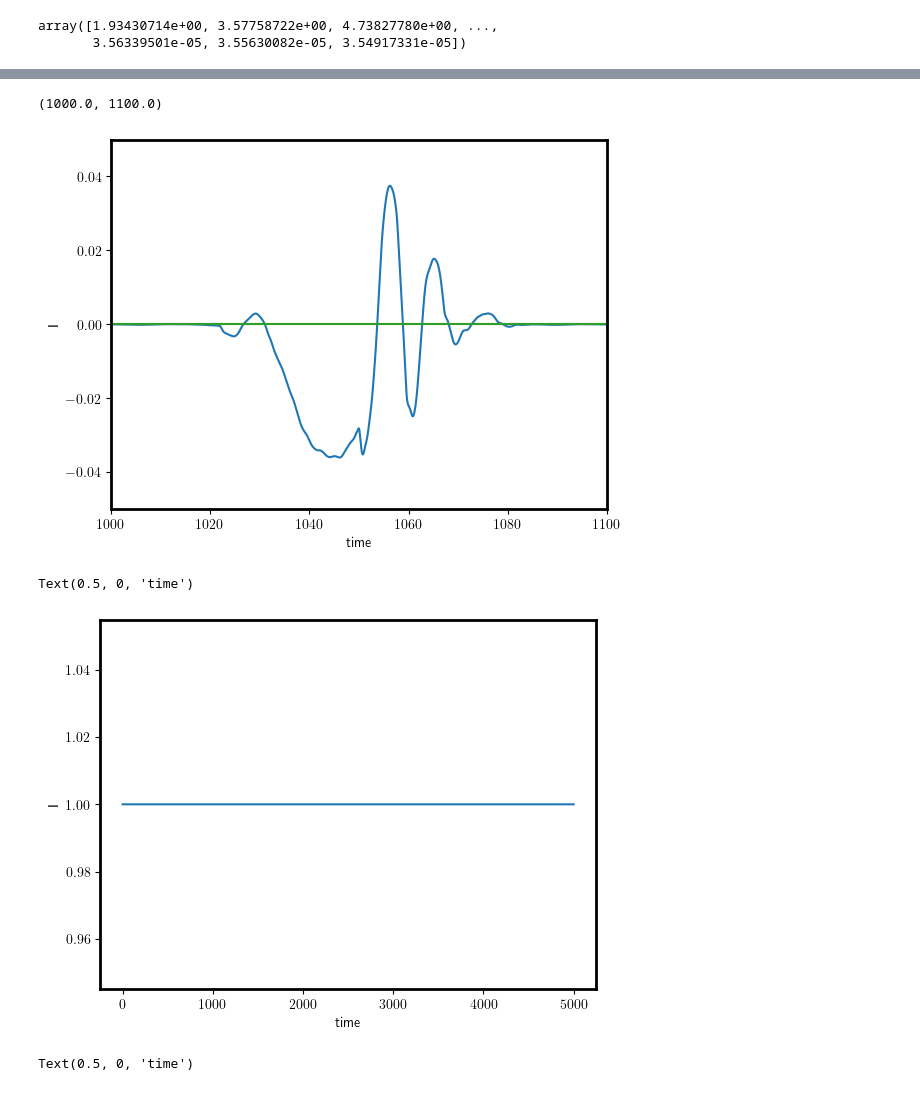
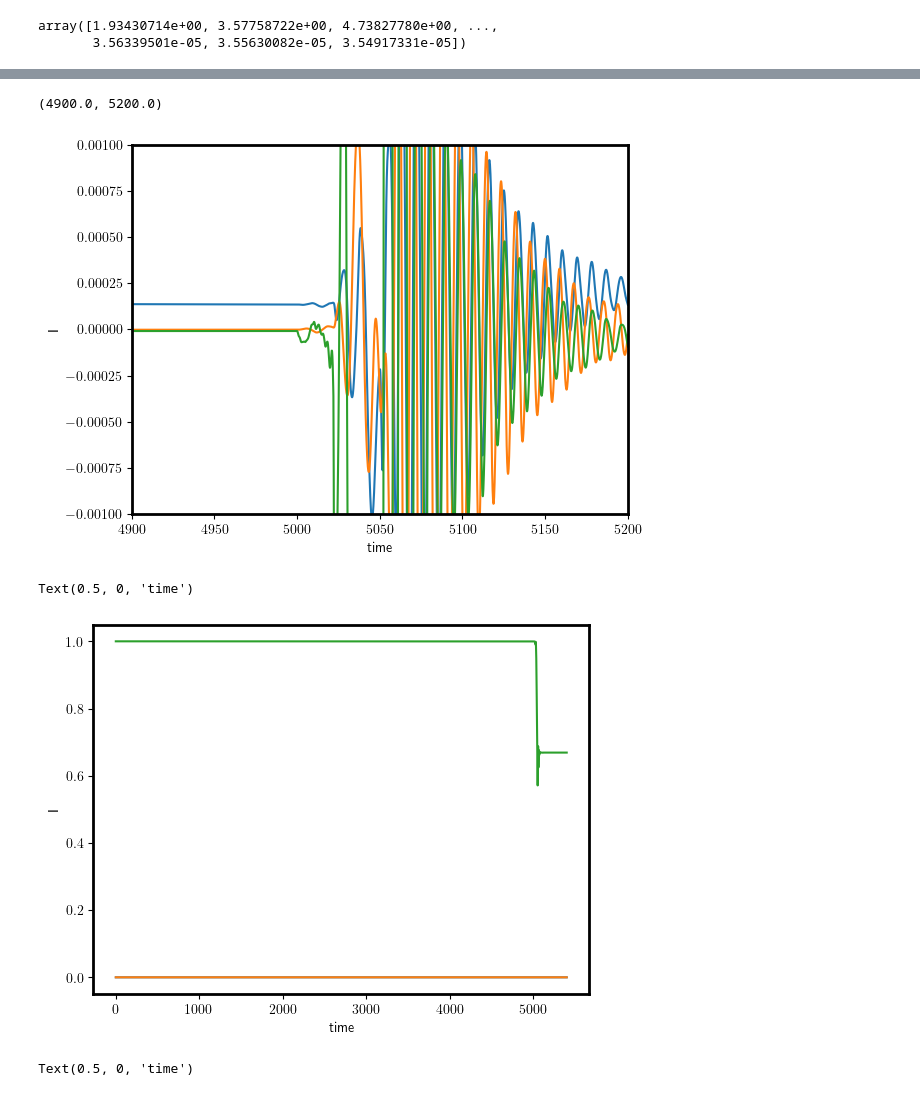
Before and after one commit to Jalil199/TDNEGF, a Jupyter notebook: Figures_main.ipynb, the cells around one changed output, grey strips where cells are left out. Cells and saved outputs as stored; diff of their text form; code cells hidden in the pictures.

```diff
--- a/Figures_main.ipynb
+++ b/Figures_main.ipynb
@@ -135,25 +185,25 @@ plt.ylim([-1e-2,1e-2])
 # %%
 fig,axs = plt.subplots(1,1)
 #plt.plot(data[f"cspins_f_{name1}"][:,0],data[f"cspins_f_{name1}"][:,13])
 axs.plot(sc_f[:,0],sc_f[:,1])
 axs.plot(sc_f[:,0],sc_f[:,2])
 axs.plot(sc_f[:,0],sc_f[:,3])
 axs.set_ylabel("I")
 axs.set_xlabel("time")
 #axs.set_ylim([-1e-1,1e-1])
 #axs.set_ylim([-1e-2 +0.5,1e-2+0.5])
 #axs.set_ylim([0.4554,0.4556])
-plt.ylim([-5e-2,5e-2])
-plt.xlim([1000,1100])
-#plt.xlim([5000,5100])
+plt.ylim([-1e-3,1e-3])
+#plt.xlim([1000,1100])
+plt.xlim([4900,5200])
 # %% [output]
-(1000.0, 1100.0)
+(4900.0, 5200.0)
-[figure, old version]
+[figure, new version]
 # %%
 fig,axs = plt.subplots(1,1)
 #plt.plot(data[f"cspins_f_{name1}"][:,0],data[f"cspins_f_{name1}"][:,13])
-#axs.plot(cspins_f[:,0],cspins_f[:,1])
-#axs.plot(cspins_f[:,0],cspins_f[:,2])
+axs.plot(cspins_f[:,0],cspins_f[:,1])
+axs.plot(cspins_f[:,0],cspins_f[:,2])
 axs.plot(cspins_f[:,0],cspins_f[:,3])
 axs.set_ylabel("I")
 axs.set_xlabel("time")
@@ -162,7 +212,7 @@ axs.set_xlabel("time")
 #plt.plot(cspins_f[:,1]**2 + cspins_f[:,2]**2 + cspins_f[:,3]**2 )
 # %% [output]
 Text(0.5, 0, 'time')
-[figure, old version]
+[figure, new version]
 # %%
 fig,axs = plt.subplots(1,1)
 #plt.plot(data[f"cspins_f_{name1}"][:,0],data[f"cspins_f_{name1}"][:,13])
```
Also changed, not shown: parts of 12 cells of this notebook, 6 other files.
